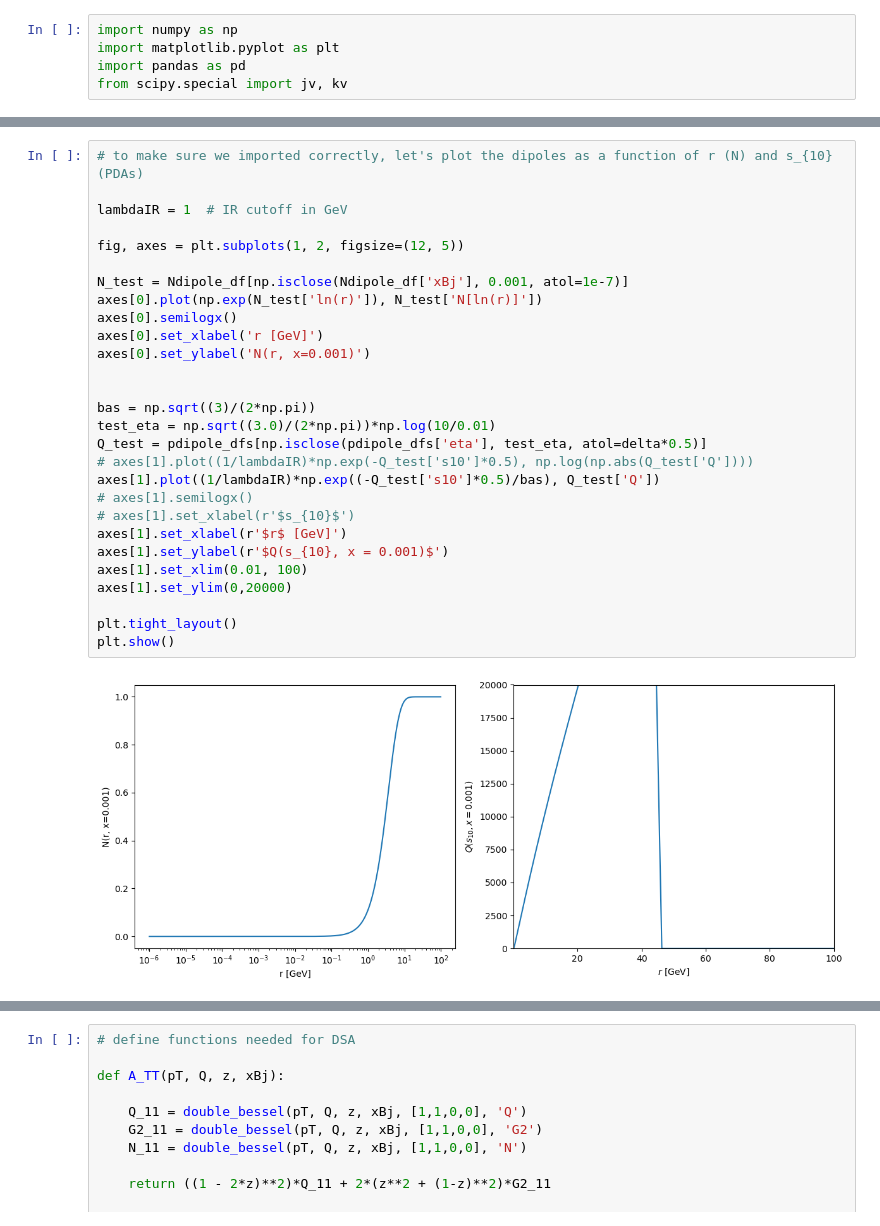
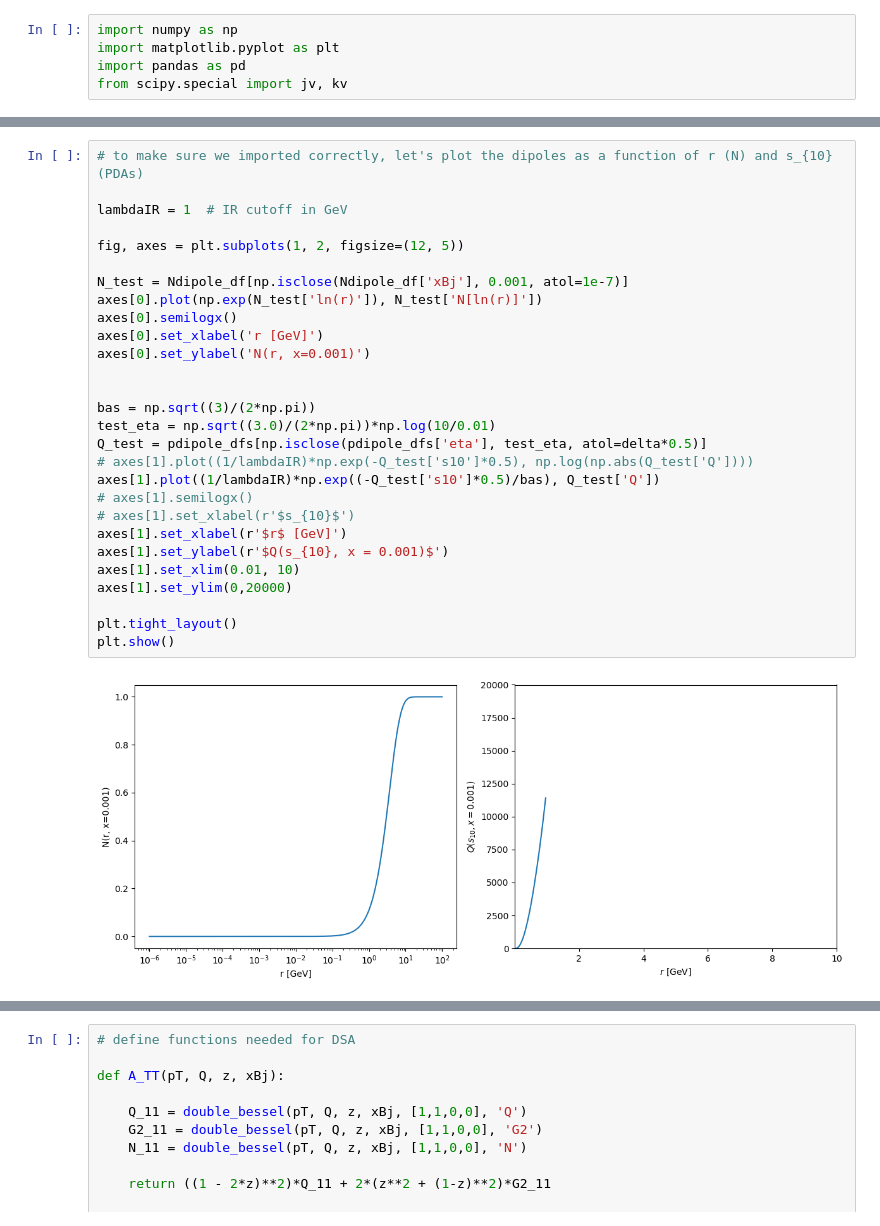
Before and after one commit to brandonmanley/dijet_DSA, a Jupyter notebook: bmanley/DSA_testing.ipynb, the cells around one changed output, grey strips where cells are left out. Drawn from its saved outputs; the diff is of its cells as text.

```diff
--- a/bmanley/DSA_testing.ipynb
+++ b/bmanley/DSA_testing.ipynb
@@ -62,33 +62,33 @@ pdipole_dfs = pd.DataFrame(to_array(polar_data_files), columns = ['s10', 'eta',
 # %%
 # to make sure we imported correctly, let's plot the dipoles as a function of r (N) and s_{10} (PDAs)
 
 lambdaIR = 1  # IR cutoff in GeV
 
 fig, axes = plt.subplots(1, 2, figsize=(12, 5))
 
 N_test = Ndipole_df[np.isclose(Ndipole_df['xBj'], 0.001, atol=1e-7)]
 axes[0].plot(np.exp(N_test['ln(r)']), N_test['N[ln(r)]'])
 axes[0].semilogx()
 axes[0].set_xlabel('r [GeV]')
 axes[0].set_ylabel('N(r, x=0.001)')
 
 
 bas = np.sqrt((3)/(2*np.pi))
 test_eta = np.sqrt((3.0)/(2*np.pi))*np.log(10/0.01)
 Q_test = pdipole_dfs[np.isclose(pdipole_dfs['eta'], test_eta, atol=delta*0.5)]
 # axes[1].plot((1/lambdaIR)*np.exp(-Q_test['s10']*0.5), np.log(np.abs(Q_test['Q'])))
 axes[1].plot((1/lambdaIR)*np.exp((-Q_test['s10']*0.5)/bas), Q_test['Q'])
 # axes[1].semilogx()
 # axes[1].set_xlabel(r'$s_{10}$')
 axes[1].set_xlabel(r'$r$ [GeV]')
 axes[1].set_ylabel(r'$Q(s_{10}, x = 0.001)$')
-axes[1].set_xlim(0.01, 100)
+axes[1].set_xlim(0.01, 10)
 axes[1].set_ylim(0,20000)
 
 plt.tight_layout()
 plt.show()
 # %% [output]
-[figure, old version]
+[figure, new version]
 # %%
 # define the transfroms needed for DSA
 
```
Also changed, not shown: parts of 7 cells of this notebook, 3 other files.
